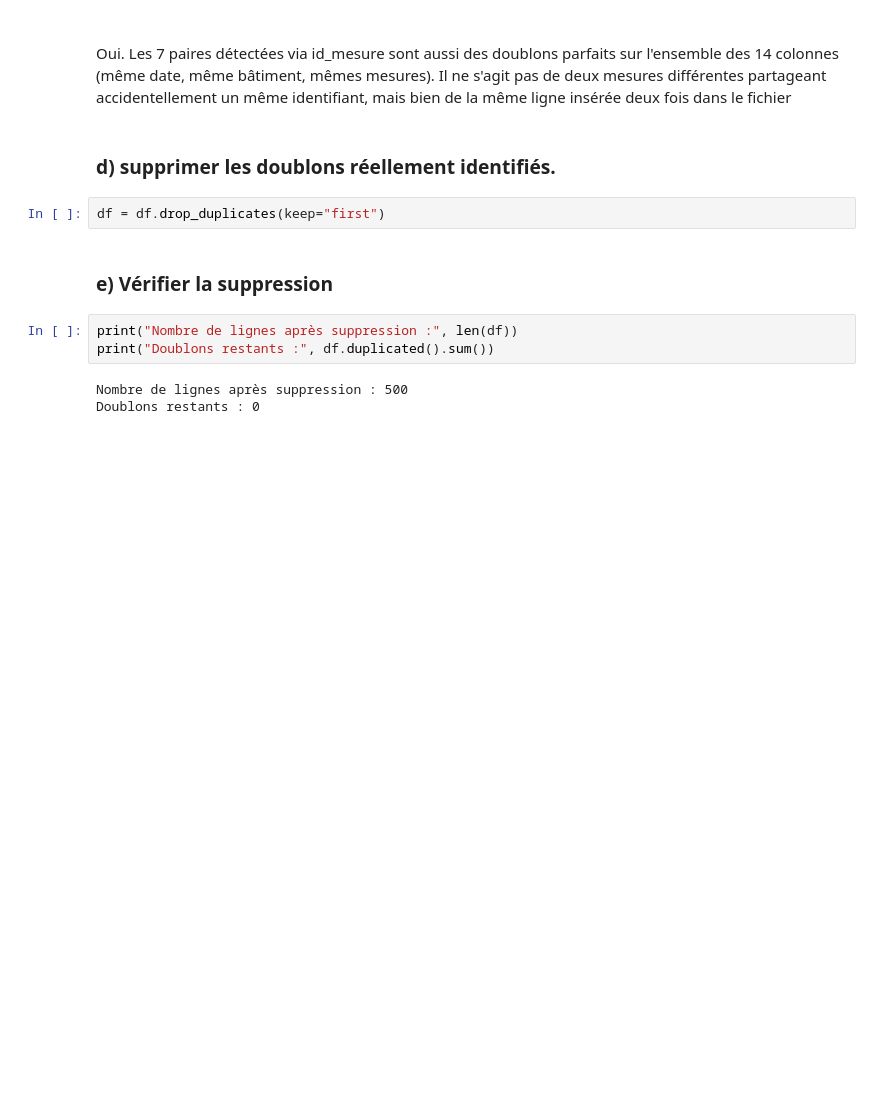
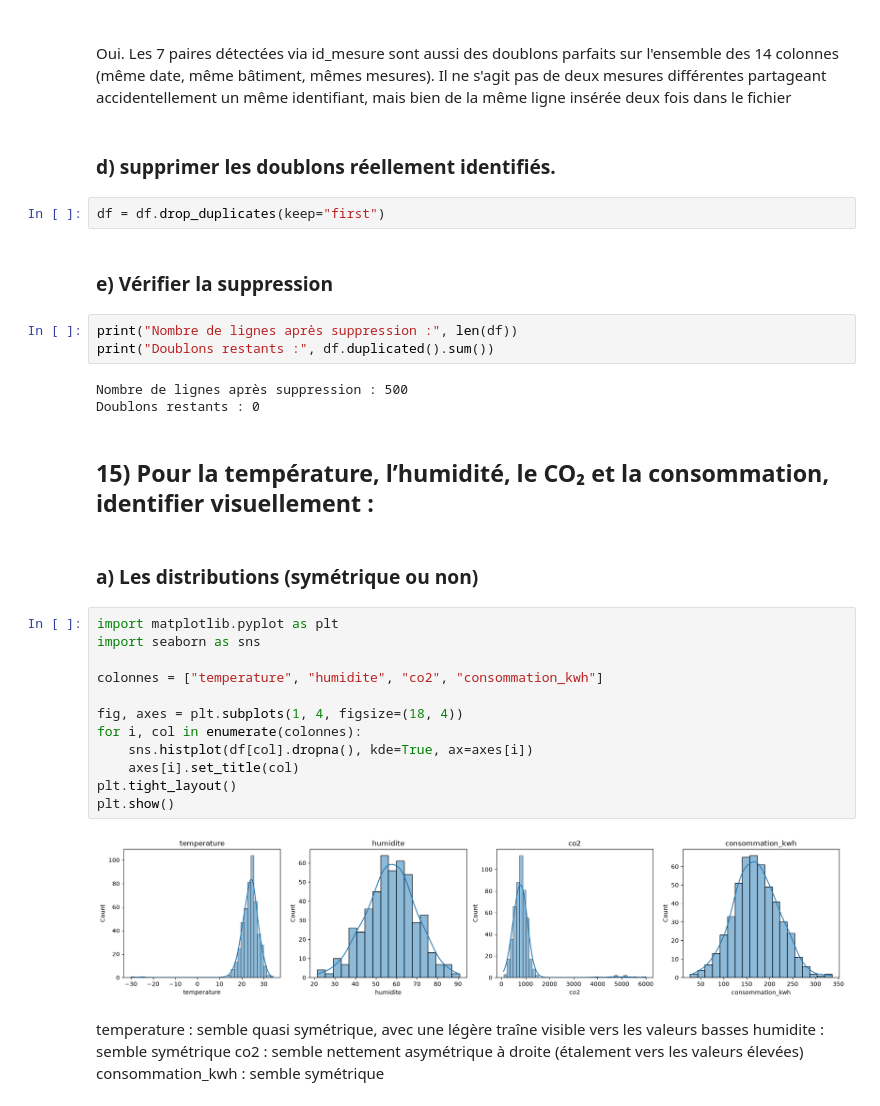
Before and after one commit to Mayra-99/-atelier_prepa_donnees_tab-, a Jupyter notebook: notebooks/atelier_prepa_donnees_tab.ipynb .ipynb, the cells around one changed output. Cells and saved outputs as stored; diff of their text form; blank space fills up the shorter version.

Commit message:
partie1: 15) Pour la température, l’humidité, le CO₂ et la consommation, identifier visuellement : a) Les distributions (symétrique ou non)

```diff
--- a/notebooks/atelier_prepa_donnees_tab.ipynb .ipynb
+++ b/notebooks/atelier_prepa_donnees_tab.ipynb .ipynb
@@ -474,3 +474,26 @@ print("Doublons restants :", df.duplicated().sum())
 # %% [output]
 Nombre de lignes après suppression : 500
 Doublons restants : 0
+# %% [markdown]
+## 15) Pour la température, l’humidité, le CO₂ et la consommation, identifier visuellement :
+# %% [markdown]
+### a) Les distributions (symétrique ou non)
+# %%
+import matplotlib.pyplot as plt
+import seaborn as sns
+
+colonnes = ["temperature", "humidite", "co2", "consommation_kwh"]
+
+fig, axes = plt.subplots(1, 4, figsize=(18, 4))
+for i, col in enumerate(colonnes):
+    sns.histplot(df[col].dropna(), kde=True, ax=axes[i])
+    axes[i].set_title(col)
+plt.tight_layout()
+plt.show()
+# %% [output]
+[figure, added]
+# %% [markdown]
+temperature : semble quasi symétrique, avec une légère traîne visible vers les valeurs basses
+humidite : semble symétrique
+co2 : semble  nettement asymétrique à droite (étalement vers les valeurs élevées)
+consommation_kwh : semble symétrique
```
